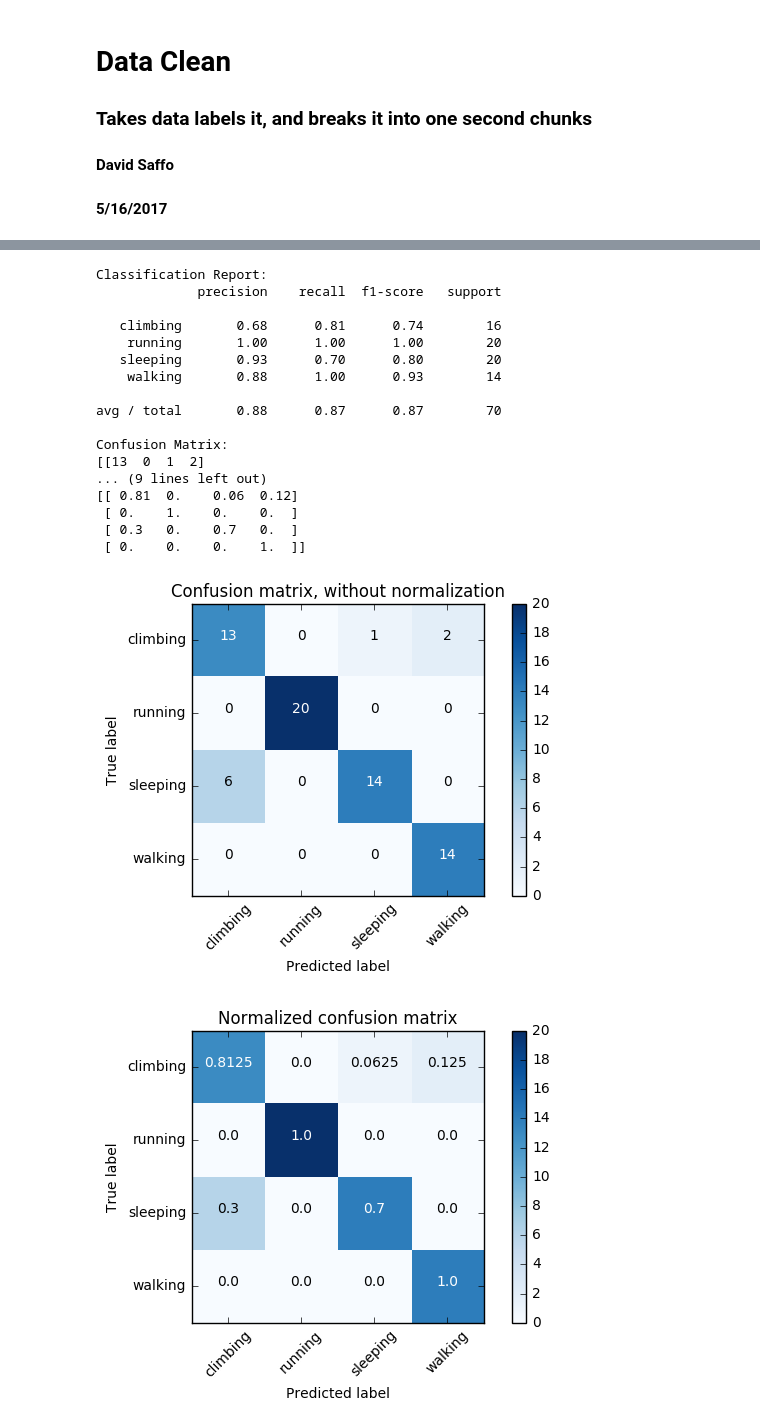
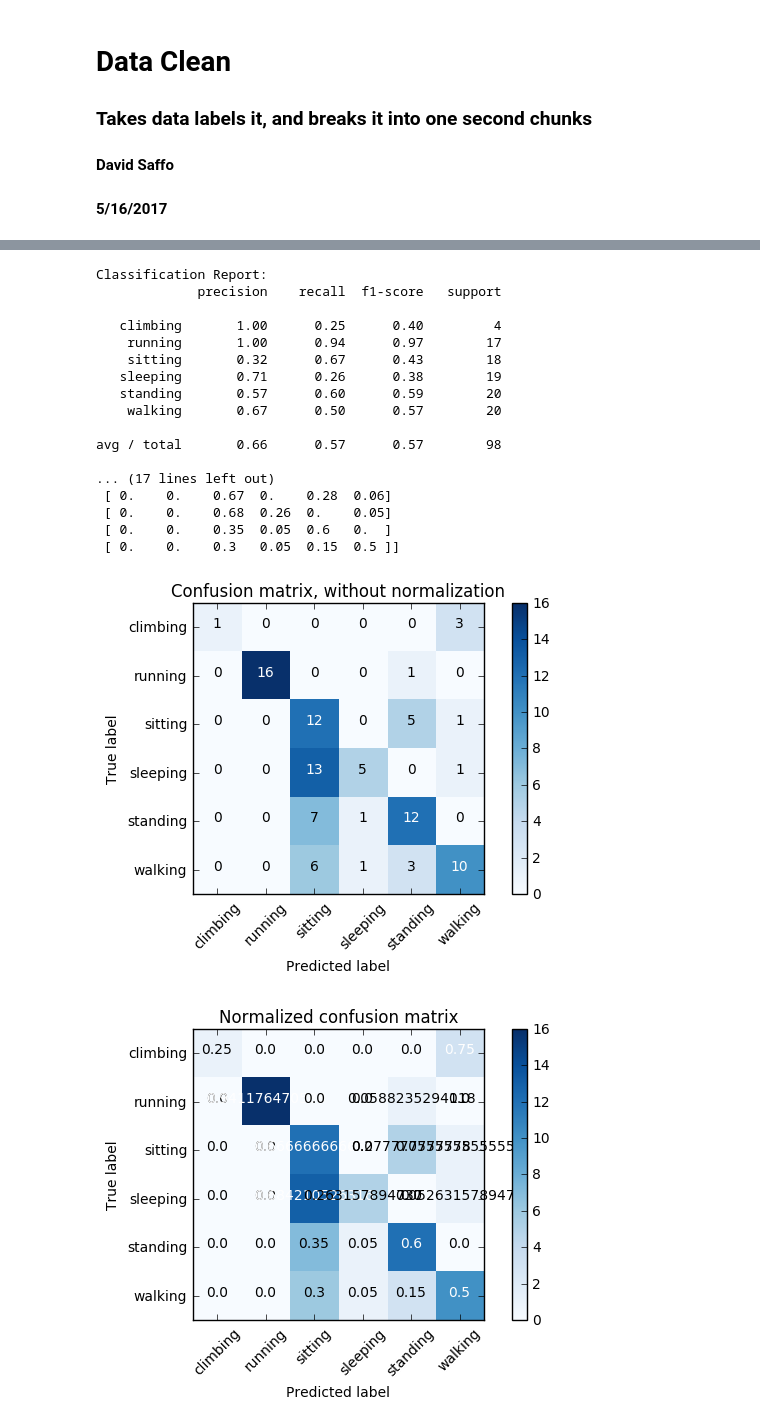
Before and after one commit to dsaffo/ToddlerActivityRecognition, a Jupyter notebook: DataClean.ipynb, the cells around one changed output, grey strips where cells are left out. Cells and saved outputs as stored; diff of their text form; code cells hidden in the pictures.

Commit message:
new data!
new data for ilona and gia

```diff
--- a/DataClean.ipynb
+++ b/DataClean.ipynb
@@ -26,19 +21,32 @@ noelClimbing = pd.read_csv("noel climbing.csv", header = None)
+# %%
+giaWalking = pd.read_csv("Gia Walking.csv", header = None, skiprows = 2)
+giaRunning = pd.read_csv("Gia Running.csv", header = None, skiprows = 2)
+giaSitting = pd.read_csv("Gia Sitting.csv", header = None, skiprows = 2)
+giaSleeping = pd.read_csv("Gia Sleeping.csv", header = None, skiprows = 2)
+giaStanding = pd.read_csv("Gia Standing.csv", header = None, skiprows = 2)
+giaClimbing = pd.read_csv("Gia Climbing.csv", header = None, skiprows = 2)
+ilonaWalking = pd.read_csv("Ilona Walking.csv", header = None, skiprows = 2)
+ilonaRunning = pd.read_csv("Ilona Running.csv", header = None, skiprows = 2)
+ilonaSitting = pd.read_csv("Ilona Sitting.csv", header = None, skiprows = 2)
+ilonaSleeping = pd.read_csv("Ilona Sleeping.csv", header = None, skiprows = 2)
+ilonaStanding = pd.read_csv("Ilona Standing.csv", header = None, skiprows = 2)
+ilonaClimbing = pd.read_csv("Ilona Climbing.csv", header = None, skiprows = 2)
 # %%
 def createDF(sub, act, data):
+    data = data.drop(4,1)
     x = 0
     i = 0
     array = []
     d = []
     for index, row in data.iterrows():
-        if (data.iloc[index,0].is_integer()==False):
+        if (data.iloc[index,0] %2 != 0):
             array.append([data.iloc[index,1],data.iloc[index,2],data.iloc[index,3]])
-        elif (data.iloc[index,0].is_integer()==True):
+        elif (data.iloc[index,0] % 2 == 0):
             d.append([sub , act, array])
             array = []
             i+=1
 
     d.pop(0)
-    d.pop(1)
     d.pop(-1)
     d.pop(-2)
 
@@ -53,3 +56,16 @@ df = df.append(createDF("noel", "climbing", noelClimbing), ignore_index=True)
+# %%
+df = createDF("gia", "walking", giaWalking)
+df = df.append(createDF("gia", "running", giaRunning), ignore_index=True)
+df = df.append(createDF("gia", "sleeping", giaSleeping), ignore_index=True)
+df = df.append(createDF("gia", "climbing", giaClimbing), ignore_index=True)
+df = df.append(createDF("gia", "sitting", giaSitting), ignore_index=True)
+df = df.append(createDF("gia", "standing", giaStanding), ignore_index=True)
+df = df.append(createDF("ilona", "walking", ilonaStanding), ignore_index=True)
+df = df.append(createDF("ilona", "running", ilonaRunning), ignore_index=True)
+df = df.append(createDF("ilona", "sleeping", ilonaSleeping), ignore_index=True)
+df = df.append(createDF("ilona", "climbing", ilonaClimbing), ignore_index=True)
+df = df.append(createDF("ilona", "sitting", ilonaSitting), ignore_index=True)
+df = df.append(createDF("ilona", "standing", ilonaStanding), ignore_index=True)
 # %%
 temp = []
 a = []
@@ -224,6 +252,6 @@ df.head()
 # %%
 Y = df[1]
-features = ['max', 'min', 'std', 'skew', 'mean', 'median']
+features = ['max', 'min', 'std', 'skew', 'mean', 'median', 'kurtosis']
 X = df[features]
 # %%
 X_train, X_test, y_train, y_test = train_test_split(X, Y, test_size=0.30, random_state=42)
@@ -251,8 +279,8 @@ plt.show()
 # %%
-model = KNeighborsClassifier(n_neighbors = 1)
+model = KNeighborsClassifier(n_neighbors = 12)
 model.fit(X_train, y_train)
 
-class_names = ["climbing", "running", "sleeping", "walking"]
+class_names = ["climbing", "running", "sitting", "sleeping", "standing", "walking"]
 expected = y_test
 predicted = model.predict(X_test)
 print("Classification Report:")
@@ -287,44 +315,44 @@ def plot_confusion_matrix(cm, classes,
     for i, j in itertools.product(range(cm.shape[0]), range(cm.shape[1])):
         plt.text(j, i, cm[i, j],
                  horizontalalignment="center",
                  color="white" if cm[i, j] > thresh else "black")
 
     plt.tight_layout()
     plt.ylabel('True label')
     plt.xlabel('Predicted label')
 
 # Compute confusion matrix
 cnf_matrix = confusion_matrix(expected, predicted)
 np.set_printoptions(precision=2)
 
 # Plot non-normalized confusion matrix
 plt.figure()
 plot_confusion_matrix(cnf_matrix, classes=class_names,
                       title='Confusion matrix, without normalization')
 
 # Plot normalized confusion matrix
 plt.figure()
 plot_confusion_matrix(cnf_matrix, classes=class_names, normalize=True,
                       title='Normalized confusion matrix')
 
 plt.show()
 # %% [output]
 Classification Report:
              precision    recall  f1-score   support
 
-   climbing       0.68      0.81      0.74        16
-    running       1.00      1.00      1.00        20
-   sleeping       0.93      0.70      0.80        20
-    walking       0.88      1.00      0.93        14
+   climbing       1.00      0.25      0.40         4
+    running       1.00      0.94      0.97        17
+    sitting       0.32      0.67      0.43        18
+   sleeping       0.71      0.26      0.38        19
+   standing       0.57      0.60      0.59        20
+    walking       0.67      0.50      0.57        20
 
-avg / total       0.88      0.87      0.87        70
+avg / total       0.66      0.57      0.57        98
 
-Confusion Matrix:
-[[13  0  1  2]
-... (9 lines left out)
-[[ 0.81  0.    0.06  0.12]
- [ 0.    1.    0.    0.  ]
- [ 0.3   0.    0.7   0.  ]
- [ 0.    0.    0.    1.  ]]
+... (17 lines left out)
+ [ 0.    0.    0.67  0.    0.28  0.06]
+ [ 0.    0.    0.68  0.26  0.    0.05]
+ [ 0.    0.    0.35  0.05  0.6   0.  ]
+ [ 0.    0.    0.3   0.05  0.15  0.5 ]]
-[figure, old version]
+[figure, new version]
-[figure, old version]
+[figure, new version]
```
Also changed, not shown: parts of 11 cells of this notebook, 16 other files.
